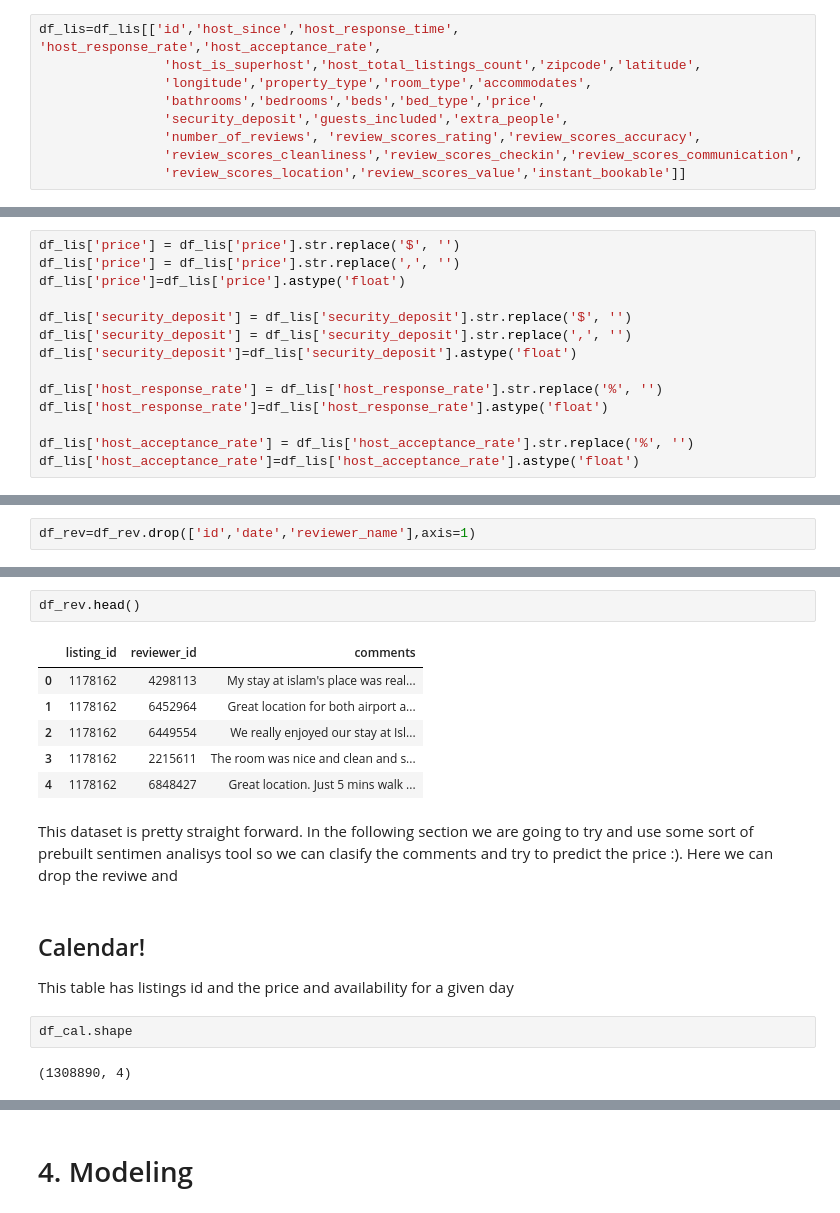
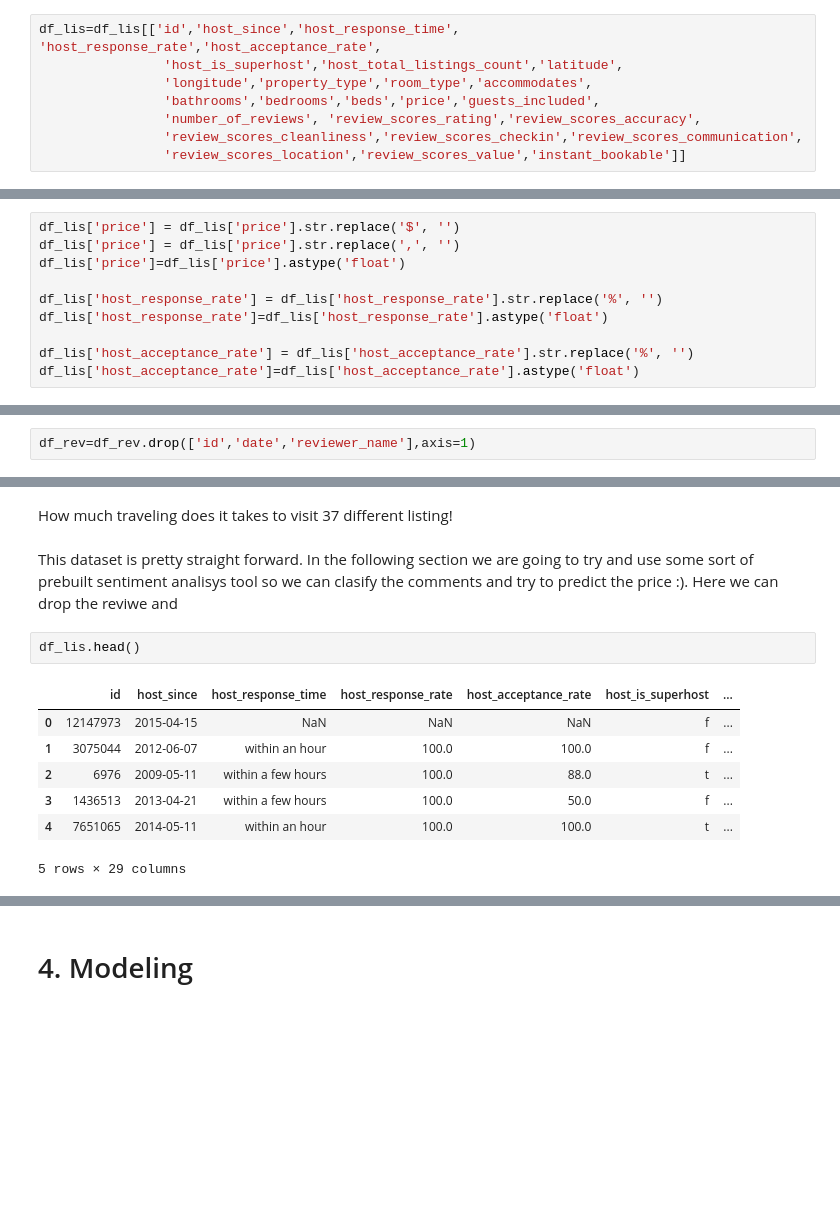
Before and after one commit to mpradam/udacity_p1, a Jupyter notebook: BostonAirBNB.ipynb, the cells around one changed output, grey strips where cells are left out. Drawn from its saved outputs; the diff is of its cells as text; blank space fills up the shorter version.

```diff
--- a/BostonAirBNB.ipynb
+++ b/BostonAirBNB.ipynb
@@ -56,10 +55,9 @@ df_lis.shape
 The datased has 95 variables for 3858 listings. It holds some interesting nonstructured data, like **summary**, **space** and **descripcion**. Although this variables surely have relevant information for the desition of the traveler, we will be focusing our efforts in understanding how numeric and categorical variables influence price. With this in mind we are going to be working with the columns selected in the next cell.
 # %%
 df_lis=df_lis[['id','host_since','host_response_time', 'host_response_rate','host_acceptance_rate',
-                'host_is_superhost','host_total_listings_count','zipcode','latitude',
+                'host_is_superhost','host_total_listings_count','latitude',
                 'longitude','property_type','room_type','accommodates',
-                'bathrooms','bedrooms','beds','bed_type','price',
-                'security_deposit','guests_included','extra_people',
+                'bathrooms','bedrooms','beds','price','guests_included',
                 'number_of_reviews', 'review_scores_rating','review_scores_accuracy',
                 'review_scores_cleanliness','review_scores_checkin','review_scores_communication',
                 'review_scores_location','review_scores_value','instant_bookable']]
@@ -93,10 +91,6 @@ It seems we have some issues with the two variables 'price' and 'security_deposi
 df_lis['price'] = df_lis['price'].str.replace('$', '')
 df_lis['price'] = df_lis['price'].str.replace(',', '')
 df_lis['price']=df_lis['price'].astype('float')
-
-df_lis['security_deposit'] = df_lis['security_deposit'].str.replace('$', '')
-df_lis['security_deposit'] = df_lis['security_deposit'].str.replace(',', '')
-df_lis['security_deposit']=df_lis['security_deposit'].astype('float')
 
 df_lis['host_response_rate'] = df_lis['host_response_rate'].str.replace('%', '')
 df_lis['host_response_rate']=df_lis['host_response_rate'].astype('float')
@@ -165,19 +181,14 @@ df_rev=df_rev.drop(['id','date','reviewer_name'],axis=1)
+# %% [markdown]
+How much traveling does it takes to visit 37 different listing!
+# %% [markdown]
+This dataset is pretty straight forward. In the following section we are going to try and use some sort of prebuilt sentiment analisys tool so we can clasify the comments and try to predict the price :). Here we can drop the reviwe and
 # %%
-df_rev.head()
+df_lis.head()
 # %% [output]
-|  | listing_id | reviewer_id | comments |
-| 0 | 1178162 | 4298113 | My stay at islam's place was real... |
-| 1 | 1178162 | 6452964 | Great location for both airport a... |
-| 2 | 1178162 | 6449554 | We really enjoyed our stay at Isl... |
-| 3 | 1178162 | 2215611 | The room was nice and clean and s... |
-| 4 | 1178162 | 6848427 | Great location. Just 5 mins walk ... |
+|  | id | host_since | host_response_time | host_response_rate | host_acceptance_rate | host_is_superhost | ... |
+| 0 | 12147973 | 2015-04-15 | NaN | NaN | NaN | f | ... |
+| 1 | 3075044 | 2012-06-07 | within an hour | 100.0 | 100.0 | f | ... |
+| 2 | 6976 | 2009-05-11 | within a few hours | 100.0 | 88.0 | t | ... |
+| 3 | 1436513 | 2013-04-21 | within a few hours | 100.0 | 50.0 | f | ... |
+| 4 | 7651065 | 2014-05-11 | within an hour | 100.0 | 100.0 | t | ... |
+5 rows × 29 columns
-# %% [markdown]
-This dataset is pretty straight forward. In the following section we are going to try and use some sort of prebuilt sentimen analisys tool so we can clasify the comments and try to predict the price :). Here we can drop the reviwe and
-# %% [markdown]
-## Calendar!
-
-This table has listings id and the price and availability for a given day
-# %%
-df_cal.shape
-# %% [output]
-(1308890, 4)
```
Also changed, not shown: parts of 8 cells of this notebook.
